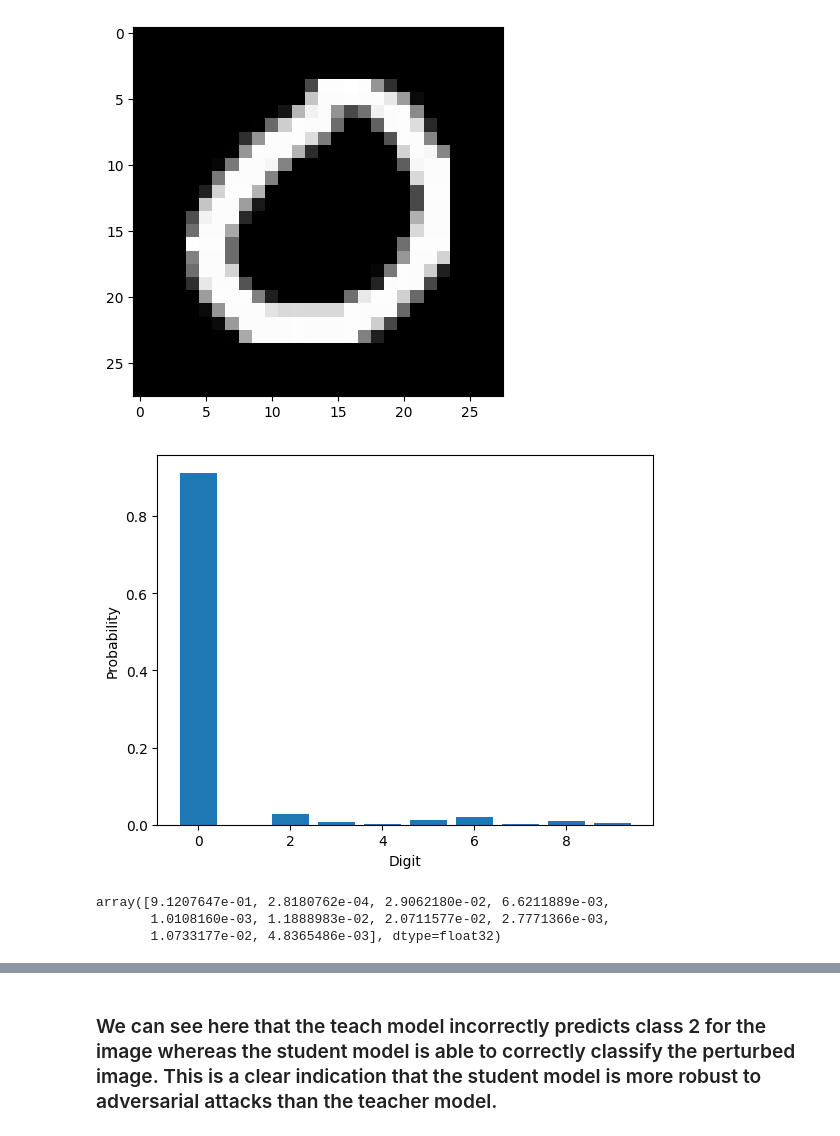
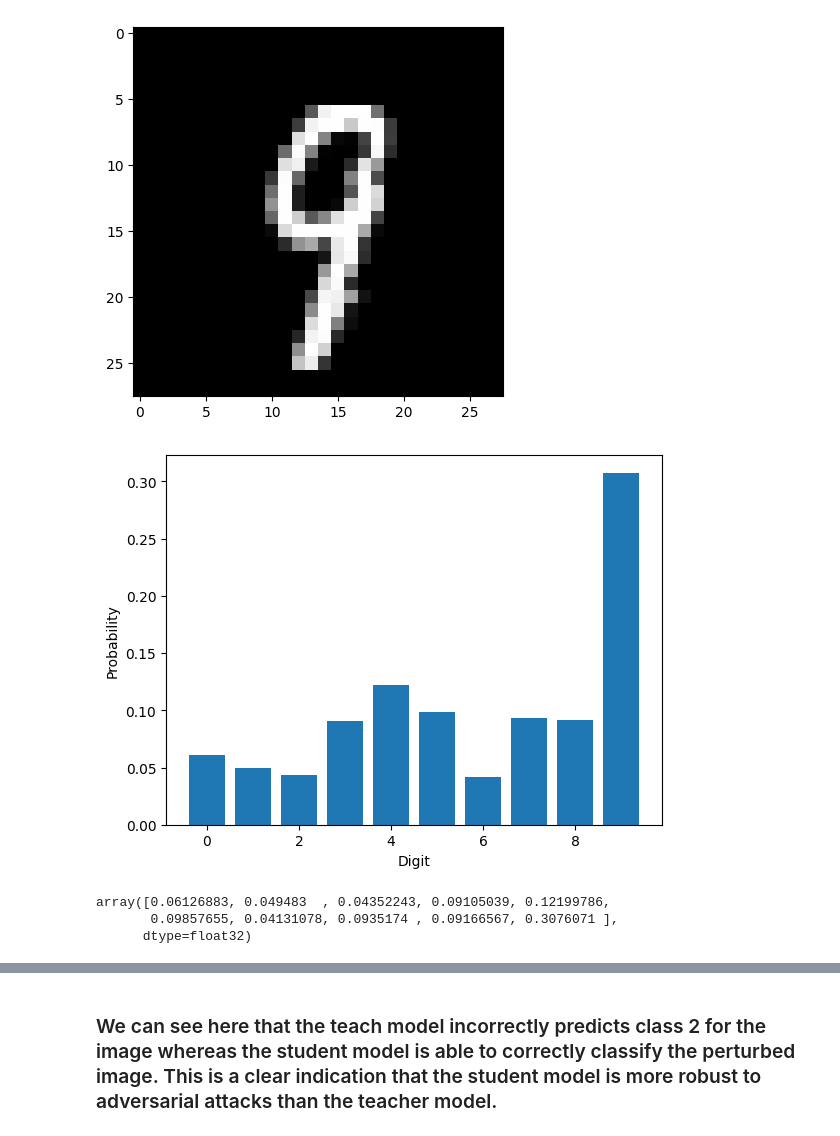
Before and after one commit to loganfalzarano/adversarial_ml, a Jupyter notebook: defensive_distillation.ipynb, the cells around one changed output, grey strips where cells are left out. Saved outputs shown, nothing was run; the diff lists cells and outputs as text; code cells hidden in the pictures.

```diff
--- a/defensive_distillation.ipynb
+++ b/defensive_distillation.ipynb
@@ -27,18 +28,24 @@ device = torch.device("cuda" if torch.cuda.is_available() else "cpu")
 class Teacher_CNN(nn.Module):
     def __init__(self):
         super(Teacher_CNN, self).__init__()
-        self.conv1 = nn.Conv2d(1, 32, kernel_size=3)
-        self.conv2 = nn.Conv2d(32, 64, kernel_size=3)
-        self.fc1 = nn.Linear(64*5*5, 128)
+        self.conv1 = nn.Conv2d(1, 32, 3, 1)
+        self.conv2 = nn.Conv2d(32, 64, 3, 1)
+        self.dropout1 = nn.Dropout2d(0.25)
+        self.dropout2 = nn.Dropout2d(0.5)
+        self.fc1 = nn.Linear(9216, 128)
         self.fc2 = nn.Linear(128, 10)
 
     def forward(self, x):
-        x = F.relu(self.conv1(x))
-        x = F.max_pool2d(x, kernel_size=2, stride=2)
-        x = F.relu(self.conv2(x))
-        x = F.max_pool2d(x, kernel_size=2, stride=2)
-        x = x.view(-1, 64*5*5)
-        x = F.relu(self.fc1(x))
+        x = self.conv1(x)
+        x = F.relu(x)
+        x = self.conv2(x)
+        x = F.relu(x)
+        x = F.max_pool2d(x, 2)
+        x = self.dropout1(x)
+        x = torch.flatten(x, 1)
+        x = self.fc1(x)
+        x = F.relu(x)
+        x = self.dropout2(x)
         x = self.fc2(x)
         return x
 # %%
@@ -138,7 +160,7 @@ Epoch 5, Training Accuracy: 0.8934, Validation Accuracy: 0.884
 teacher_model.eval()
 teacher_input = []
 teacher_predicted_probailities = []
-temp = 10
+temp = 20
 with torch.no_grad():
     for X, y in train_loader:
         y_pred = teacher_model(X)
@@ -153,13 +175,13 @@ teacher_predicted_probailities = torch.cat(teacher_predicted_probailities)
 teacher_dataset = torch.utils.data.TensorDataset(teacher_input, teacher_predicted_probailities)
 teacher_loader = torch.utils.data.DataLoader(teacher_dataset, batch_size=100, shuffle=True)
 # %%
-f = 80
+f = 85
 #plot the first image
 
 plt.imshow(teacher_input[f].squeeze().numpy(), cmap='gray')
 plt.show()
 # %% [output]
-[figure, old version]
+[figure, new version]
 # %%
 #plot the first image probabilities
 plt.bar(range(10), teacher_predicted_probailities[f].numpy())
@@ -169,9 +191,9 @@ plt.show()
 
 teacher_predicted_probailities[f].numpy()
 # %% [output]
-[figure, old version]
+[figure, new version]
-array([9.1207647e-01, 2.8180762e-04, 2.9062180e-02, 6.6211889e-03,
-       1.0108160e-03, 1.1888983e-02, 2.0711577e-02, 2.7771366e-03,
-       1.0733177e-02, 4.8365486e-03], dtype=float32)
+array([0.06126883, 0.049483  , 0.04352243, 0.09105039, 0.12199786,
+       0.09857655, 0.04131078, 0.0935174 , 0.09166567, 0.3076071 ],
+      dtype=float32)
 # %%
 #create a cnn architecture
```
Also changed, not shown: parts of 29 cells of this notebook.
